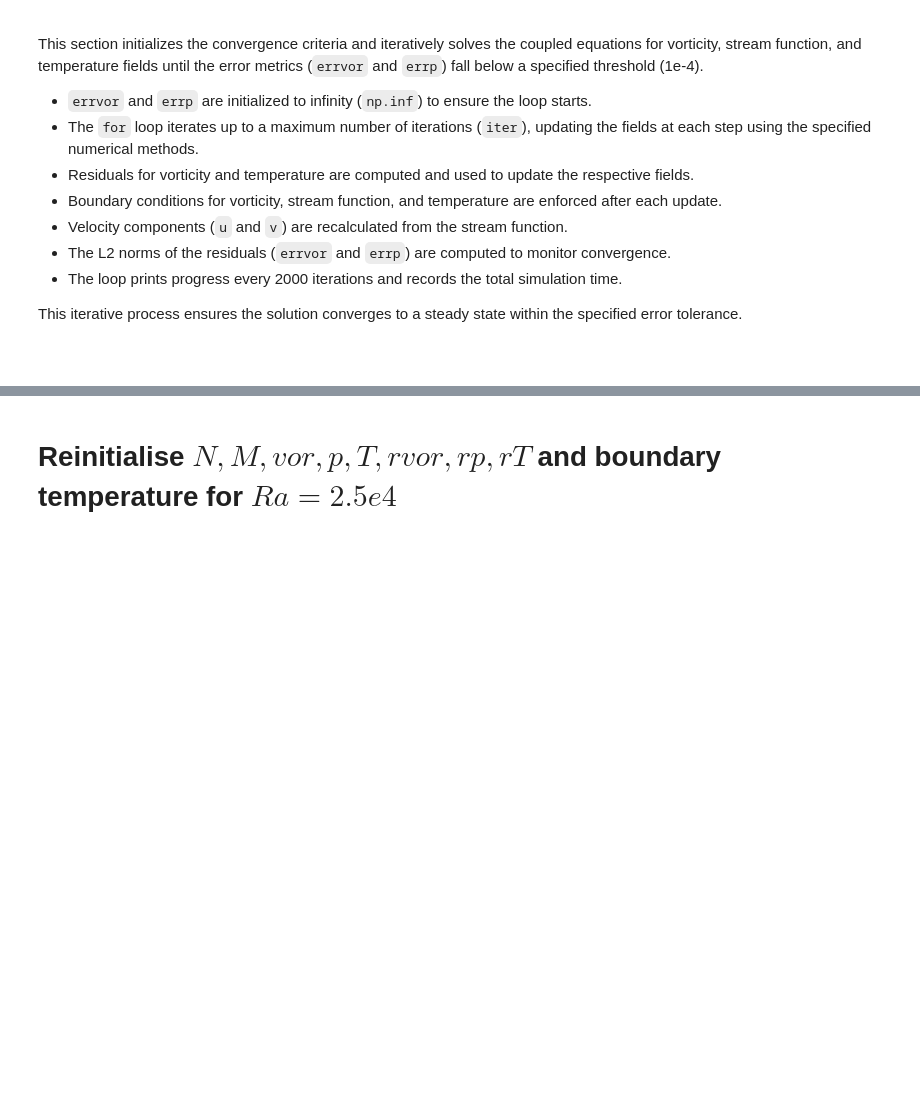
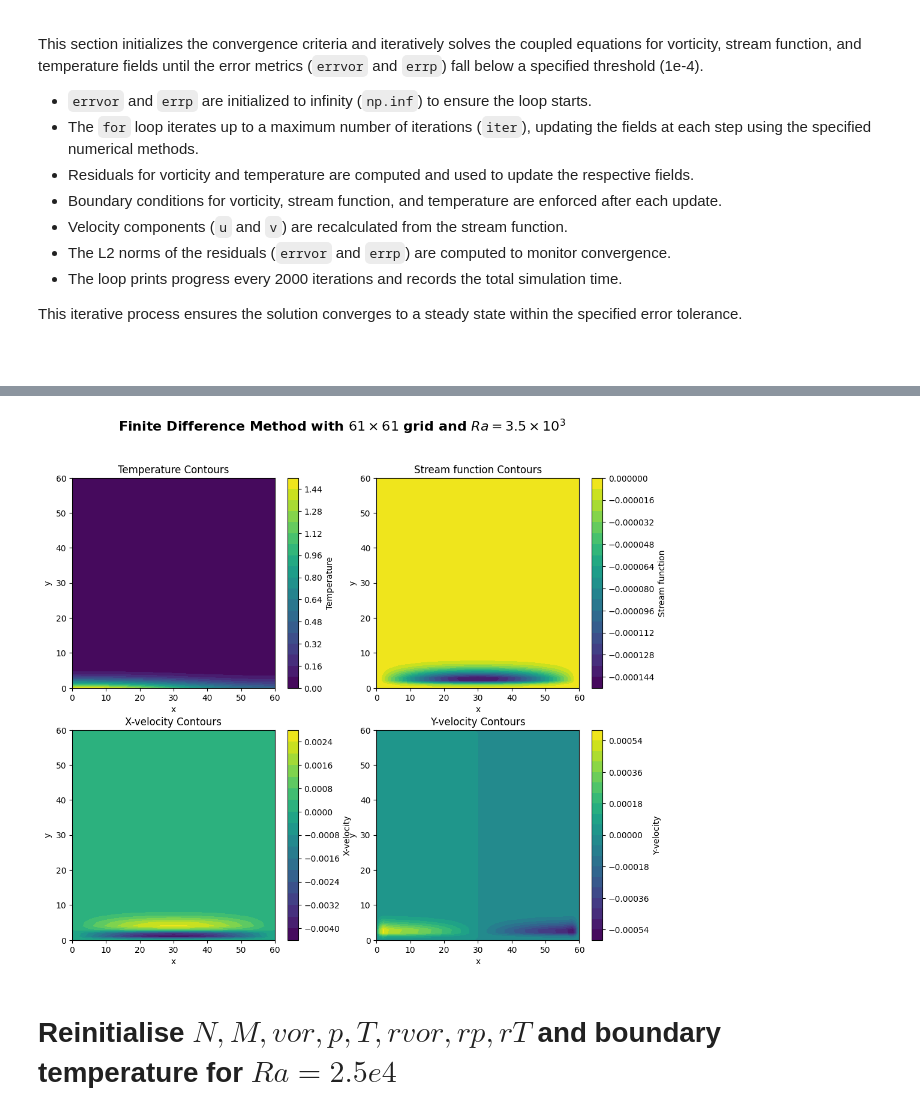
Before and after one commit to theopenguino99/ME5302-Assignment-2, a Jupyter notebook: FiniteDifference.ipynb, the cells around one changed output, grey strips where cells are left out. Saved outputs shown, nothing was run; the diff lists cells and outputs as text; code cells hidden in the pictures; blank space fills up the shorter version.

Commit message:
Added plotting and generation of Nusselt numbers

```diff
--- a/FiniteDifference.ipynb
+++ b/FiniteDifference.ipynb
@@ -552,33 +554,38 @@ gen_results(u,v,T,N,M)
 # %%
-def create_contours(T, p, u, v):
+def create_contours(T, p, u, v, title):
     # Create 2x2 grid and plot contours for T, p, u, and v
     fig, axes = plt.subplots(2, 2, figsize=(12, 10))
     # Plot Temperature contours
     contour1 = axes[0, 0].contourf(T.T, levels=20, cmap='viridis')
     axes[0, 0].set_title("Temperature Contours")
     axes[0, 0].set_xlabel("x")
     axes[0, 0].set_ylabel("y")
     fig.colorbar(contour1, ax=axes[0, 0], label="Temperature")
     # Plot Stream function contours
     contour2 = axes[0, 1].contourf(p.T, levels=20, cmap='viridis')
     axes[0, 1].set_title("Stream function Contours")
     axes[0, 1].set_xlabel("x")
     axes[0, 1].set_ylabel("y")
     fig.colorbar(contour2, ax=axes[0, 1], label="Stream function")
     # Plot X-velocity contours
     contour3 = axes[1, 0].contourf(u.T, levels=20, cmap='viridis')
     axes[1, 0].set_title("X-velocity Contours")
     axes[1, 0].set_xlabel("x")
     axes[1, 0].set_ylabel("y")
     fig.colorbar(contour3, ax=axes[1, 0], label="X-velocity")
     # Plot Y-velocity contours
     contour4 = axes[1, 1].contourf(v.T, levels=20, cmap='viridis')
     axes[1, 1].set_title("Y-velocity Contours")
     axes[1, 1].set_xlabel("x")
     axes[1, 1].set_ylabel("y")
     fig.colorbar(contour4, ax=axes[1, 1], label="Y-velocity")
 
-create_contours(T, p, u, v)
+    # Add a super title to the entire figure
+    fig.suptitle(title, fontsize=16, fontweight='bold')
+
+create_contours(T, p, u, v, r"Finite Difference Method with $61 \times 61$ grid and $Ra = 3.5 \times 10^3$")
+# %% [output]
+[figure, added]
 # %% [markdown]
 # Reinitialise $N, M, vor, p, T, rvor, rp, rT$ and boundary temperature for $Ra = 2.5e4$
 # %%
```
Also changed, not shown: parts of 3 cells of this notebook.
